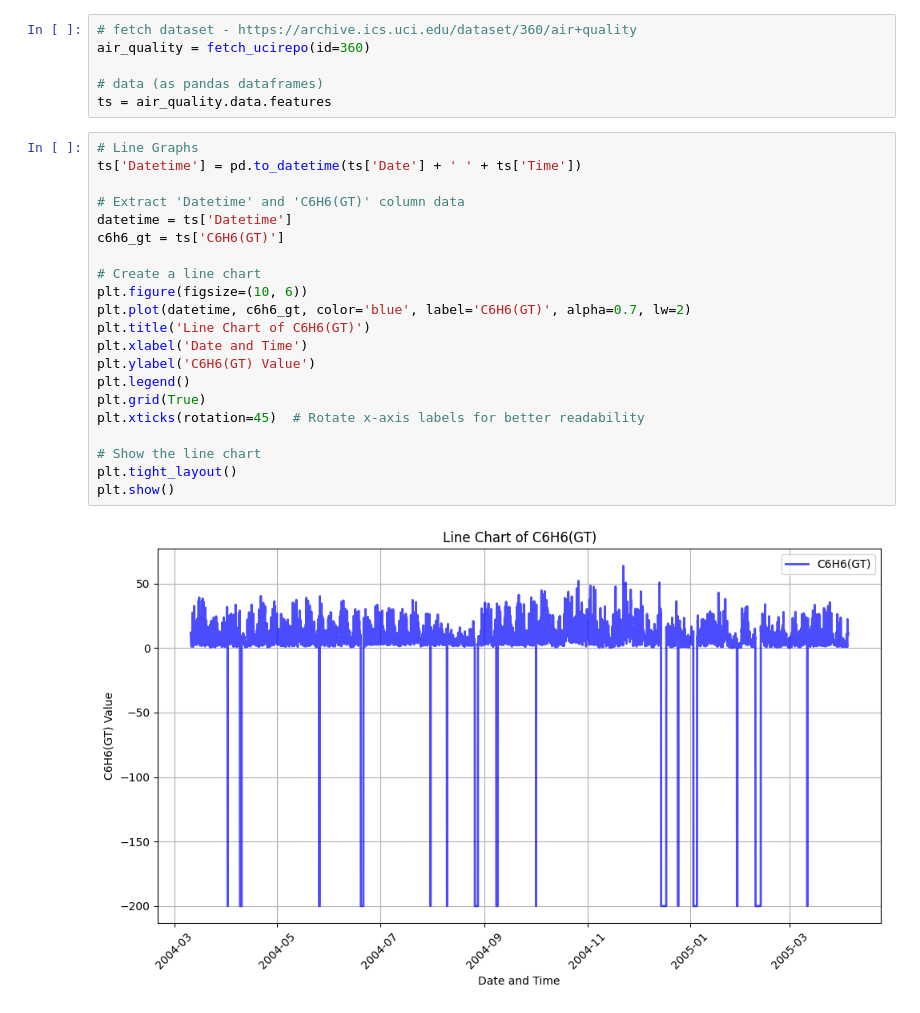
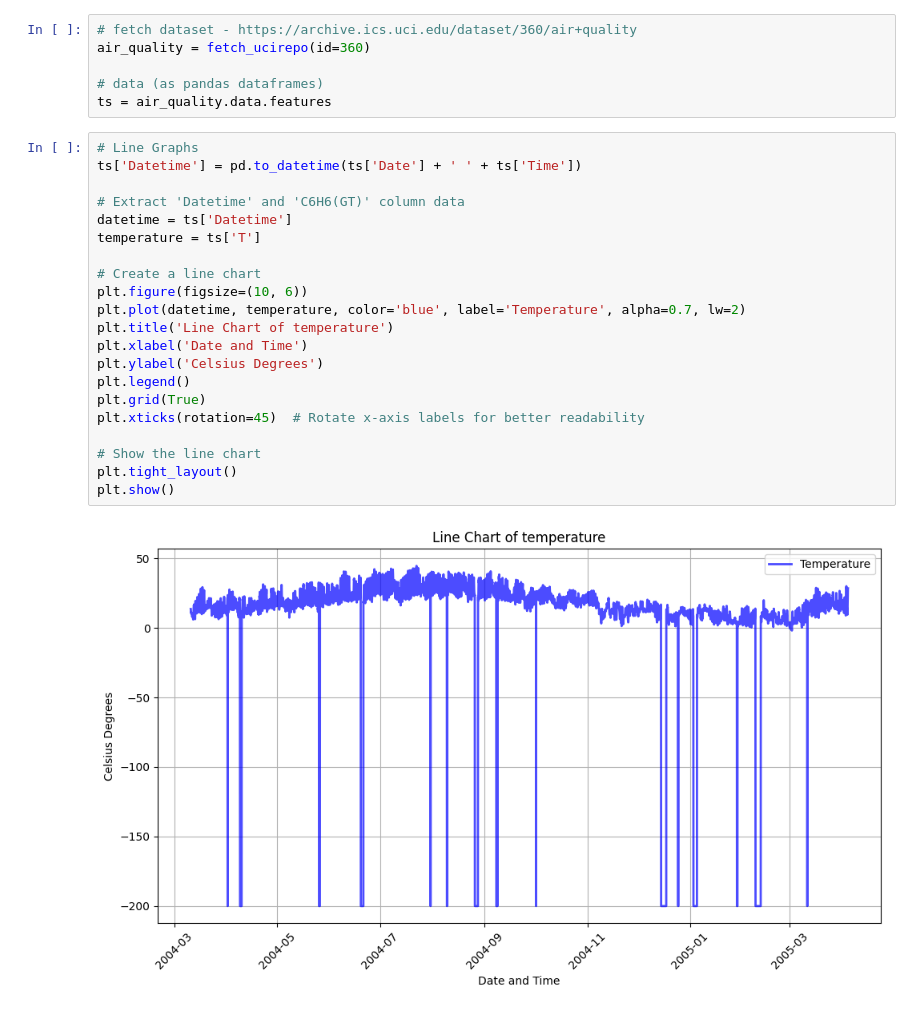
Before and after one commit to pramonettivega/machine_learning_process, a Jupyter notebook: Step 2 - Exploring Data.ipynb, the cells around one changed output. Saved outputs shown, nothing was run; the diff lists cells and outputs as text.

```diff
--- a/Step 2 - Exploring Data.ipynb
+++ b/Step 2 - Exploring Data.ipynb
@@ -105,23 +123,23 @@ ts = air_quality.data.features
 # %%
 # Line Graphs
 ts['Datetime'] = pd.to_datetime(ts['Date'] + ' ' + ts['Time'])
 
 # Extract 'Datetime' and 'C6H6(GT)' column data
 datetime = ts['Datetime']
-c6h6_gt = ts['C6H6(GT)']
+temperature = ts['T']
 
 # Create a line chart
 plt.figure(figsize=(10, 6))
-plt.plot(datetime, c6h6_gt, color='blue', label='C6H6(GT)', alpha=0.7, lw=2)
-plt.title('Line Chart of C6H6(GT)')
+plt.plot(datetime, temperature, color='blue', label='Temperature', alpha=0.7, lw=2)
+plt.title('Line Chart of temperature')
 plt.xlabel('Date and Time')
-plt.ylabel('C6H6(GT) Value')
+plt.ylabel('Celsius Degrees')
 plt.legend()
 plt.grid(True)
 plt.xticks(rotation=45)  # Rotate x-axis labels for better readability
 
 # Show the line chart
 plt.tight_layout()
 plt.show()
 # %% [output]
-[figure, old version]
+[figure, new version]
```
Also changed, not shown: parts of 9 cells of this notebook.
